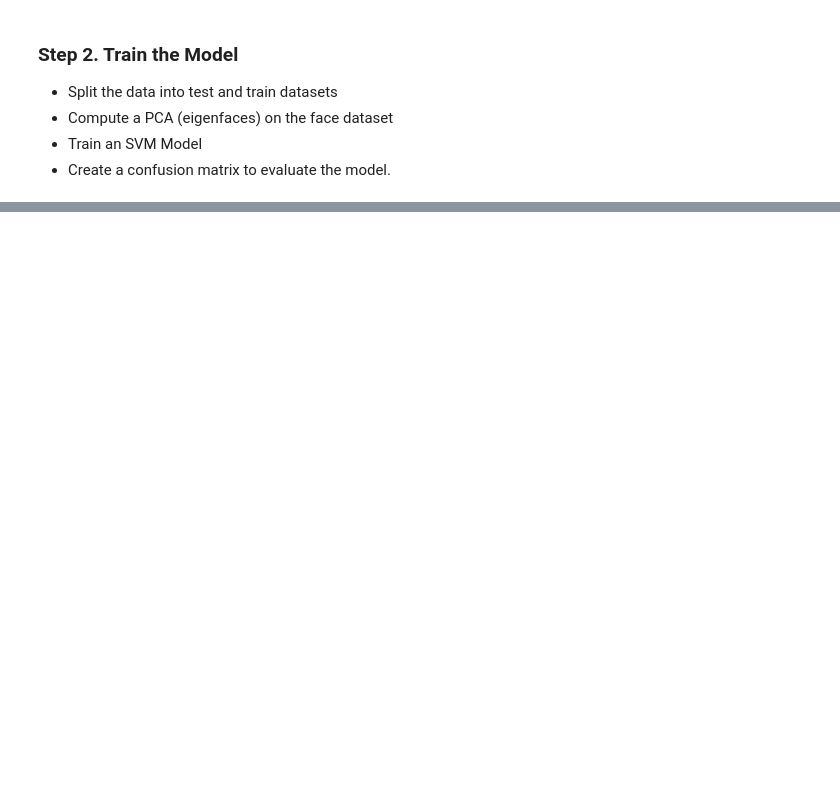
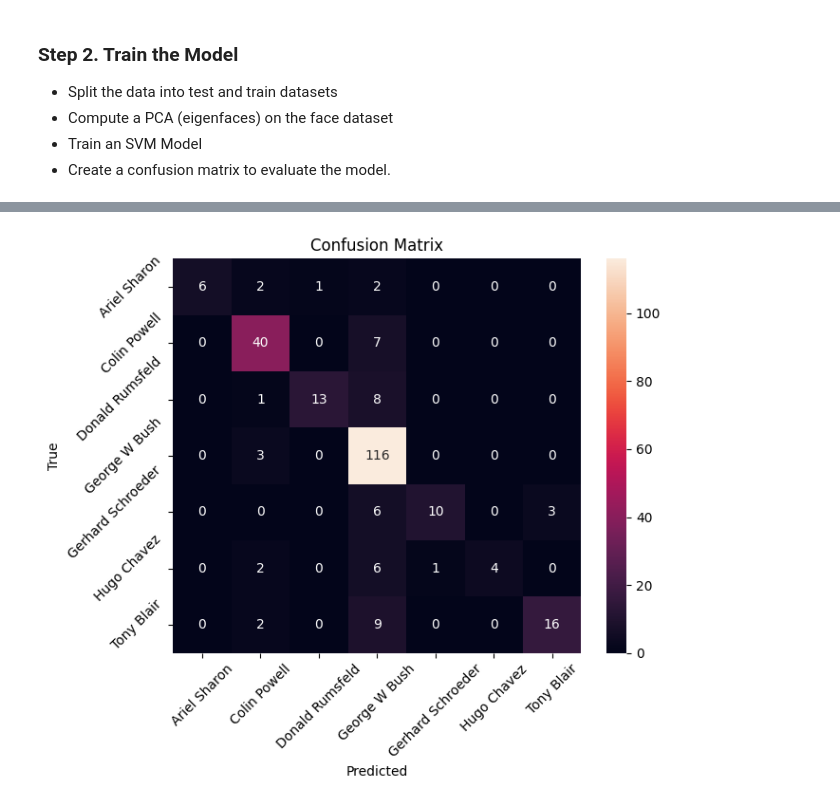
Before and after one commit to MuaazWahid/cs550, a Jupyter notebook: week14/hw/Module12-02-Lab1-face_recognition.ipynb, the cells around one changed output, grey strips where cells are left out. Drawn from its saved outputs; the diff is of its cells as text; code cells hidden in the pictures; blank space fills up the shorter version.

```diff
--- a/week14/hw/Module12-02-Lab1-face_recognition.ipynb
+++ b/week14/hw/Module12-02-Lab1-face_recognition.ipynb
@@ -39,3 +55,7 @@ print(faces.images.shape)
 - Compute a PCA (eigenfaces) on the face dataset
 - Train an SVM Model
 - Create a confusion matrix to evaluate the model.
+# %%
+X = labeled_faces.images.reshape(len(labeled_faces.images), -1)
+y = labeled_faces.target
+X_train, X_test, y_train, y_test = train_test_split(X, y, test_size=0.2, random_state=42)
@@ -41,0 +64,4 @@ print(faces.images.shape)
+# %%
+svc = SVC(kernel='rbf', random_state=42)
+svc.fit(X_train, y_train)
+y_pred = svc.predict(X_test)
@@ -41,0 +84,18 @@ print(faces.images.shape)
+# %%
+cm = confusion_matrix(y_test, y_pred)
+plt.figure(figsize=(7, 6))
+sns.heatmap(
+    cm,
+    annot=True,
+    fmt='d',
+    xticklabels=labeled_faces.target_names,
+    yticklabels=labeled_faces.target_names
+)
+plt.title('Confusion Matrix')
+plt.xlabel('Predicted')
+plt.ylabel('True')
+plt.xticks(rotation=45)
+plt.yticks(rotation=45)
+plt.tight_layout()
+# %% [output]
+[figure, added]
```
Also changed, not shown: parts of 6 cells of this notebook, 1 other file.
